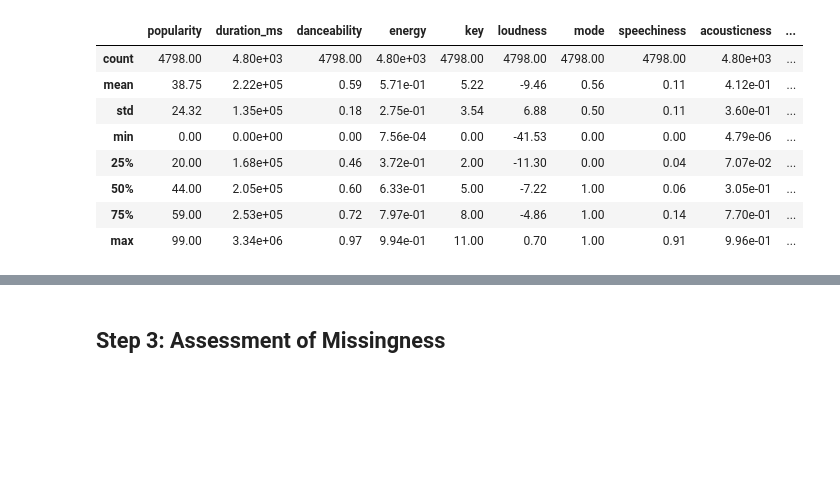
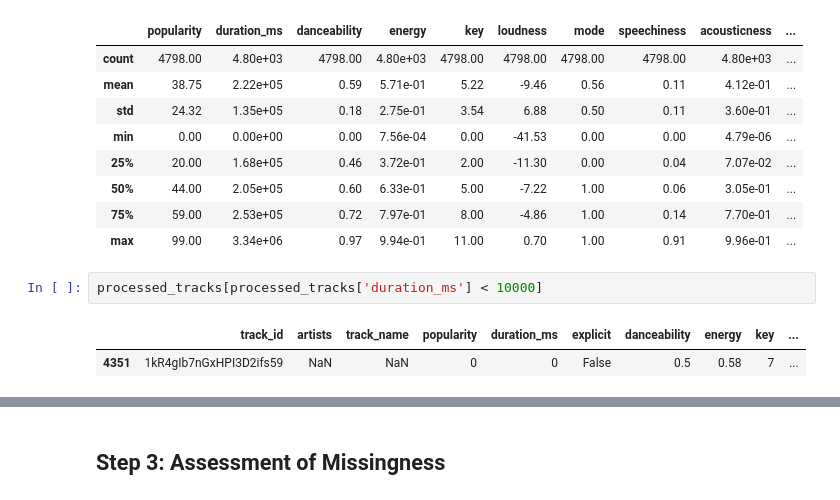
Before and after one commit to t3-sketch/DSC_80, a Jupyter notebook: template.ipynb, the cells around one changed output, grey strips where cells are left out. Cells and saved outputs as stored; diff of their text form; blank space fills up the shorter version.

```diff
--- a/template.ipynb
+++ b/template.ipynb
@@ -463,3 +449,8 @@ processed_tracks.describe()
 | 50% | 44.00 | 2.05e+05 | 0.60 | 6.33e-01 | 5.00 | -7.22 | 1.00 | 0.06 | 3.05e-01 | ... |
 | 75% | 59.00 | 2.53e+05 | 0.72 | 7.97e-01 | 8.00 | -4.86 | 1.00 | 0.14 | 7.70e-01 | ... |
 | max | 99.00 | 3.34e+06 | 0.97 | 9.94e-01 | 11.00 | 0.70 | 1.00 | 0.91 | 9.96e-01 | ... |
+# %%
+processed_tracks[processed_tracks['duration_ms'] < 10000]
+# %% [output]
+|  | track_id | artists | track_name | popularity | duration_ms | explicit | danceability | energy | key | ... |
+| 4351 | 1kR4gIb7nGxHPI3D2ifs59 | NaN | NaN | 0 | 0 | False | 0.5 | 0.58 | 7 | ... |
```
Also changed, not shown: parts of 17 cells of this notebook, 1 other file.
